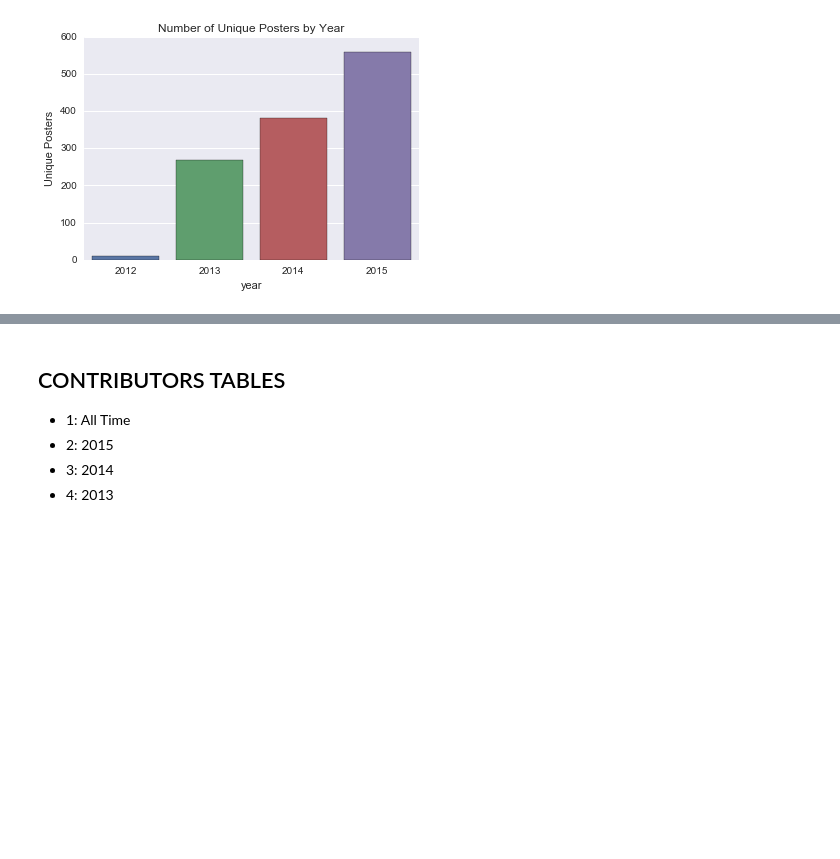
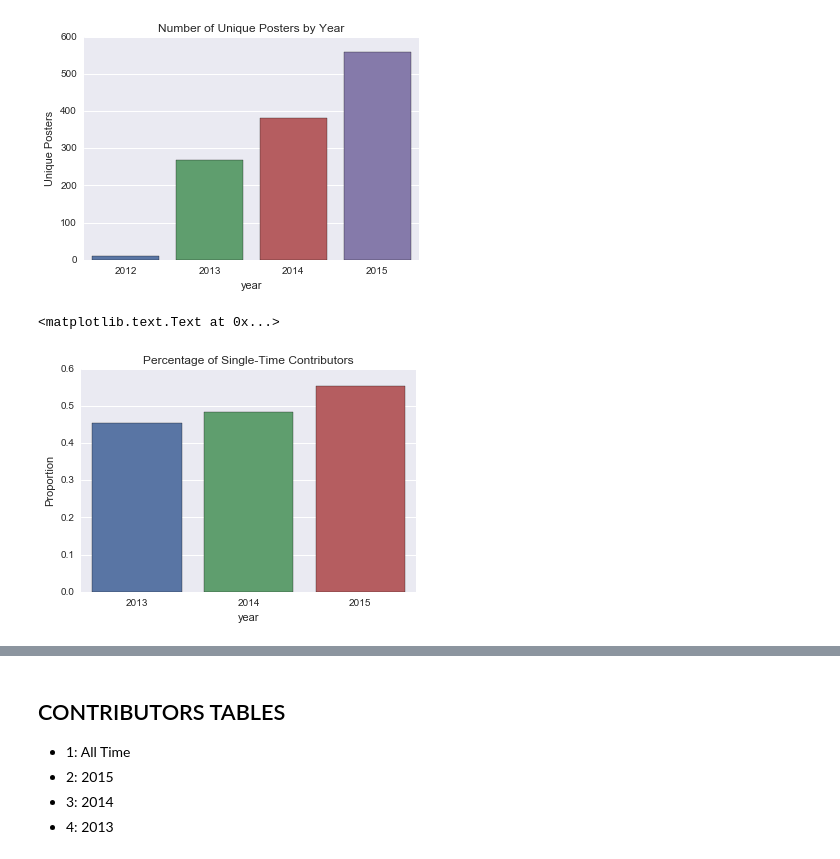
Before and after one commit to darkruby501/OrphanCode, a Jupyter notebook: EAFBGroupPosts/EA Facebook Group - Posts Analysis '15.ipynb, the cells around one changed output, grey strips where cells are left out. Cells and saved outputs as stored; diff of their text form; code cells hidden in the pictures; blank space fills up the shorter version.

Commit message:
Time Series Analysis Proper + New Report

```diff
--- a/EAFBGroupPosts/EA Facebook Group - Posts Analysis '15.ipynb
+++ b/EAFBGroupPosts/EA Facebook Group - Posts Analysis '15.ipynb
@@ -182,3 +203,24 @@ ax.set_title('Number of Unique Posters by Year')
 # %% [output]
 <matplotlib.text.Text at 0x...>
 [figure]
+# %%
+postersYear = posts.groupby(['year','authorName']).count()['id']
+postersYear= postersYear.reset_index(level=0)
+postersYear
+
+N = 1
+PostProps = pd.DataFrame()
+PostProps['Fraction'] = postersYear[postersYear['id']<=N].groupby('year').count()['id']
+PostProps['FractionC'] = postersYear[postersYear['id']>N].groupby('year').count()['id']
+PostProps['Total'] = postersYear.groupby('year').count()['id']
+PostProps['Percent'] = PostProps['Fraction']/PostProps['Total']
+PostProps.drop(2012)
+#postersYear[postersYear['id']<4].groupby('year').count()
+
+PostProps.drop(PostProps.index[0],axis=0,inplace=True)
+ax = sns.barplot(x='year',y='Percent',data=PostProps.reset_index())
+ax.set_ylabel('Proportion')
+ax.set_title('Percentage of Single-Time Contributors')
+# %% [output]
+<matplotlib.text.Text at 0x...>
+[figure, added]
```
Also changed, not shown: parts of 6 cells of this notebook, 1 other file.
